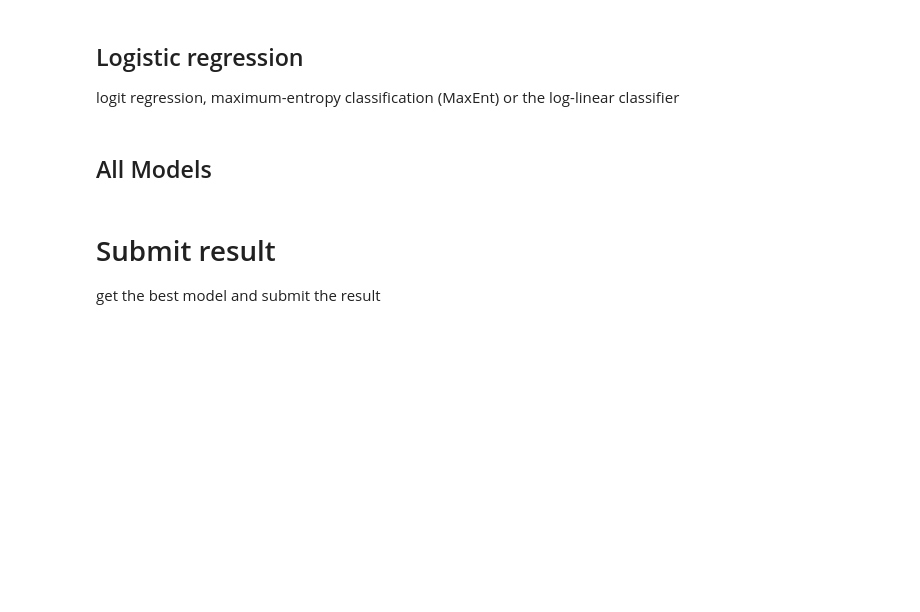
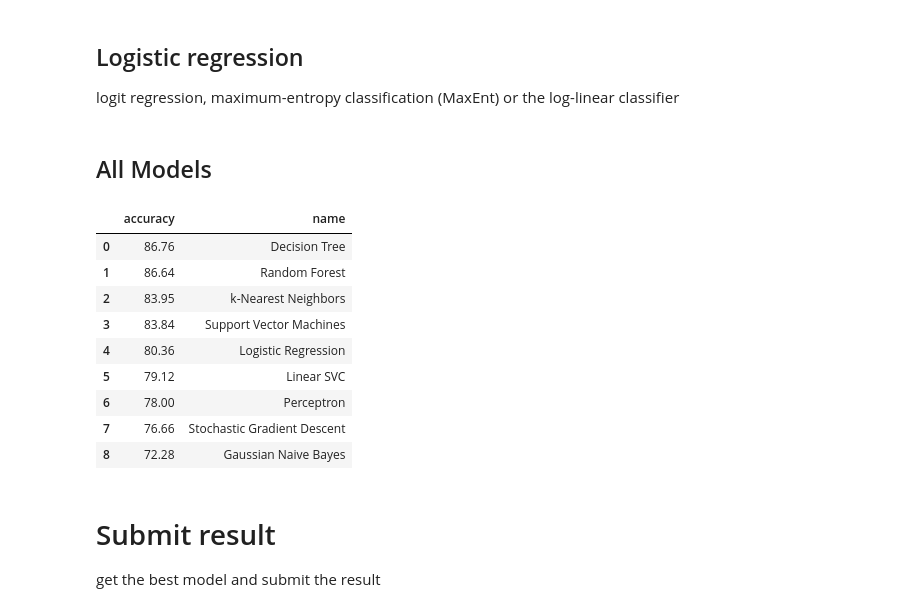
Before and after one commit to hyzhak/titanic-for-beginners, a Jupyter notebook: notebook.ipynb, the cells around one changed output. Cells and saved outputs as stored; diff of their text form; code cells hidden in the pictures; blank space fills up the shorter version.

Commit message:
use pandas to visualize table

```diff
--- a/notebook.ipynb
+++ b/notebook.ipynb
@@ -395,26 +624,39 @@ models.append({
 # %%
 def process_model(model_desc):
     Model = model_desc['classifier']
     model = Model()
     model.fit(X_train, Y_train)
     Y_pred = model.predict(X_test)
     accuracy = round(model.score(X_train, Y_train) * 100, 2)
     return {
         'name': model_desc['name'],
         'accuracy': accuracy,
         'model': model,
     }
 
 models_result = list(map(process_model, models))
 models_result = sorted(models_result, key=lambda res: res['accuracy'], reverse=True)
 
-pprint(models_result)
+#print(models_result)
+
+pd.DataFrame(models_result, columns=['accuracy', 'name'])
 
 # TODO:
 # - use pandas for visualize table
 # - draw bar of accuracy of classifiers
 # - use params
 # - use tensorflow for fullconnected deep NN
+# %% [output]
+|  | accuracy | name |
+| 0 | 86.76 | Decision Tree |
+| 1 | 86.64 | Random Forest |
+| 2 | 83.95 | k-Nearest Neighbors |
+| 3 | 83.84 | Support Vector Machines |
+| 4 | 80.36 | Logistic Regression |
+| 5 | 79.12 | Linear SVC |
+| 6 | 78.00 | Perceptron |
+| 7 | 76.66 | Stochastic Gradient Descent |
+| 8 | 72.28 | Gaussian Naive Bayes |
 # %% [markdown]
 # Submit result
 get the best model and submit the result
```
Also changed, not shown: parts of 33 cells of this notebook.
